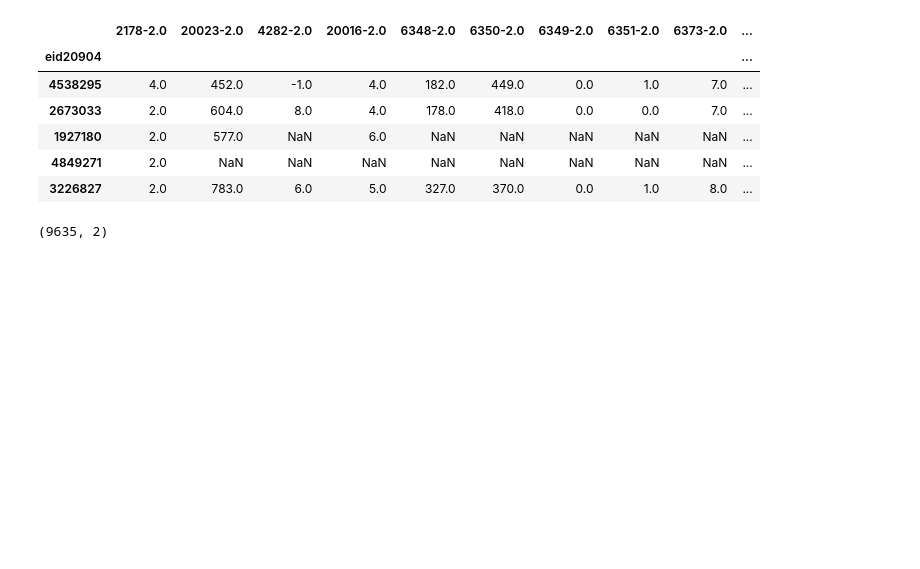
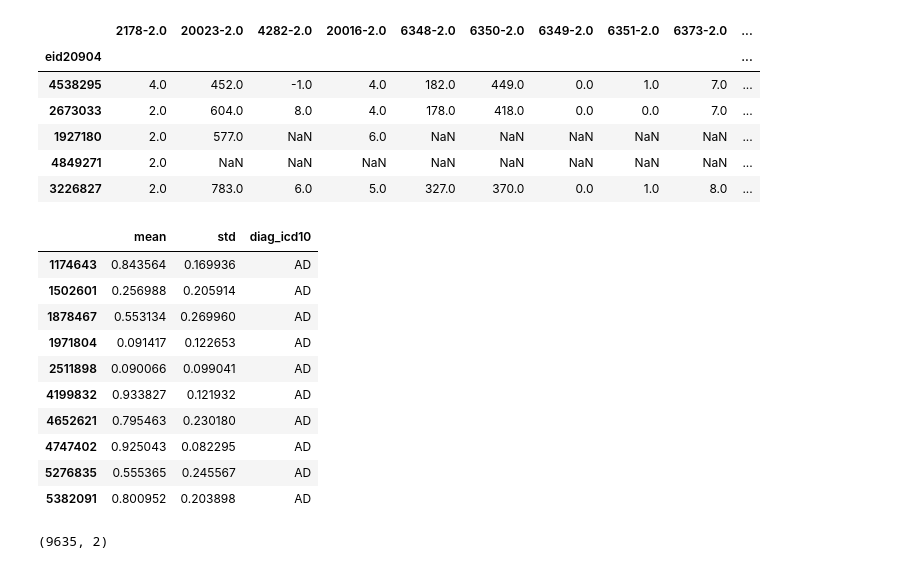
Before and after one commit to tighu20/adni_phenotypes, a Jupyter notebook: results/Phenotype Analysis.ipynb, the cells around one changed output. Cells and saved outputs as stored; diff of their text form; code cells hidden in the pictures; blank space fills up the shorter version.

```diff
--- a/results/Phenotype Analysis.ipynb
+++ b/results/Phenotype Analysis.ipynb
@@ -20,6 +28,23 @@ disease_info_df = pd.read_csv('../data/ukb_diagnosis.csv', index_col=0)
 joined_df = latest_output_df.join(disease_info_df, how='inner')
 
 only_controls = latest_output_df[~latest_output_df.index.isin(joined_df.index)]
+# %%
+people_ad_later = joined_df[joined_df.diag_icd10 == 'AD']
+people_ad_later = people_ad_later[~people_ad_later.index.isin(reported_AD_at_scan)]
+people_ad_later = people_ad_later[~people_ad_later.index.isin(reported_PD_at_scan)]
+people_ad_later
+# %% [output]
+|  | mean | std | diag_icd10 |
+| 1174643 | 0.843564 | 0.169936 | AD |
+| 1502601 | 0.256988 | 0.205914 | AD |
+| 1878467 | 0.553134 | 0.269960 | AD |
+| 1971804 | 0.091417 | 0.122653 | AD |
+| 2511898 | 0.090066 | 0.099041 | AD |
+| 4199832 | 0.933827 | 0.121932 | AD |
+| 4652621 | 0.795463 | 0.230180 | AD |
+| 4747402 | 0.925043 | 0.082295 | AD |
+| 5276835 | 0.555365 | 0.245567 | AD |
+| 5382091 | 0.800952 | 0.203898 | AD |
 # %%
 certain_controls = only_controls[(only_controls['mean'] < 0.5) & (only_controls['std'] < 0.1)]
 certain_controls.shape
```
Also changed, not shown: parts of 8 cells of this notebook.
